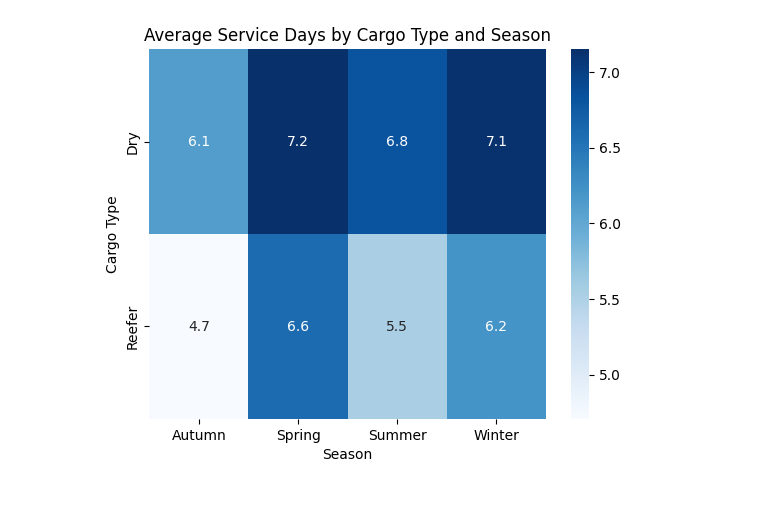
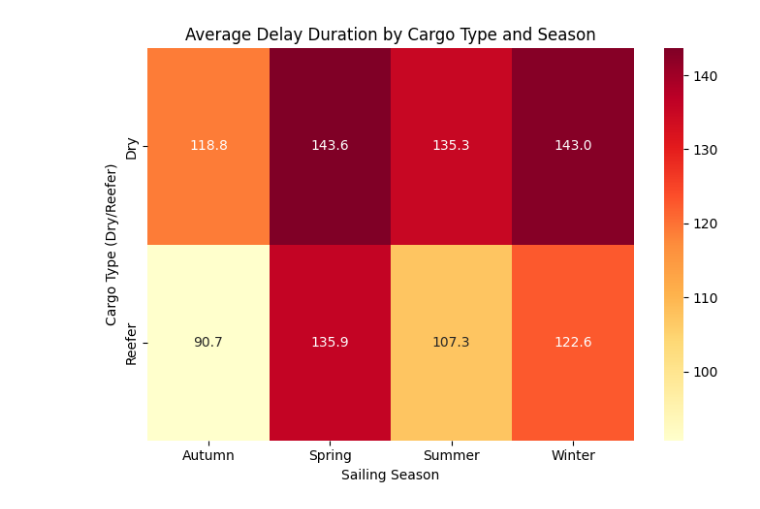
Before and after one commit to Kegmar/vrpp, a Jupyter notebook: notebooks/data_exp.ipynb, the cells around one changed output. Saved outputs shown, nothing was run; the diff lists cells and outputs as text; code cells hidden in the pictures.

```diff
--- a/notebooks/data_exp.ipynb
+++ b/notebooks/data_exp.ipynb
@@ -82,0 +22,19 @@ plt.show()
+# %%
+
+def parse_duration(val):
+    if pd.isna(val):
+        return None
+    val = str(val).strip()
+
+    if '.' in val and ':' in val:
+        parts = val.split('.')
+        if parts[0].isdigit():
+            val = f"{parts[0]} days {parts[1]}"
+    try:
+        td = pd.to_timedelta(val)
+        return td.total_seconds() / 3600
+    except Exception:
+        return None
+
+df['Delay_Hours'] = df['Delay Duration'].apply(parse_duration)
+print(df['Delay_Hours'].head())
@@ -83 +48,3 @@ plt.show()
+# %%
+df["Delay_Hours"] = pd.to_numeric(df["Delay_Hours"], errors="coerce")
 # %%
@@ -107,10 +67,0 @@ plt.show()
-# %%
-# ETA distribution by week of year
-df["ETA_week"] = df["ETA"].dt.isocalendar().week
-
-plt.figure(figsize=(10,5))
-sns.histplot(df["ETA_week"], bins=52, kde=True)
-plt.title("Distribution of ETA by Week of Year")
-plt.xlabel("Week Number")
-plt.ylabel("Number of Arrivals")
-plt.show()
@@ -132,16 +126,17 @@ The `ci` parameter is deprecated. Use `errorbar=None` for the same effect.
 # %%
-# Cargo Type vs Service Days by Season
 pivot = df.pivot_table(
-    values="Service Days",
     index="Dry/Reefer",
     columns="Sailing Season",
+    values="Delay_Hours",
     aggfunc="mean"
 )
 
-sns.heatmap(pivot, annot=True, fmt=".1f", cmap="Blues")
-plt.title("Average Service Days by Cargo Type and Season")
-plt.xlabel("Season")
-plt.ylabel("Cargo Type")
+plt.figure(figsize=(7,5))
+sns.heatmap(pivot, annot=True, cmap="YlOrRd", fmt=".1f")
+plt.title("Average Delay Duration by Cargo Type and Season")
+plt.ylabel("Cargo Type (Dry/Reefer)")
+plt.xlabel("Sailing Season")
+plt.tight_layout()
 plt.show()
 # %% [output]
-[figure, old version]
+[figure, new version]
```
Also changed, not shown: parts of 24 cells of this notebook, 27 other files.
